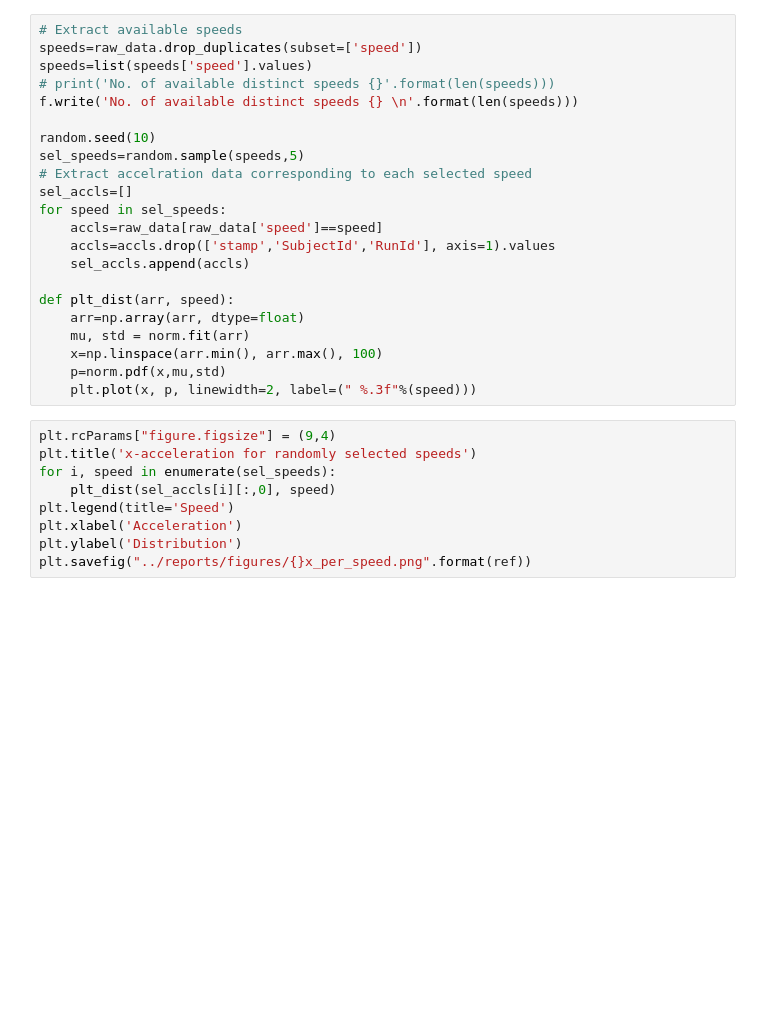
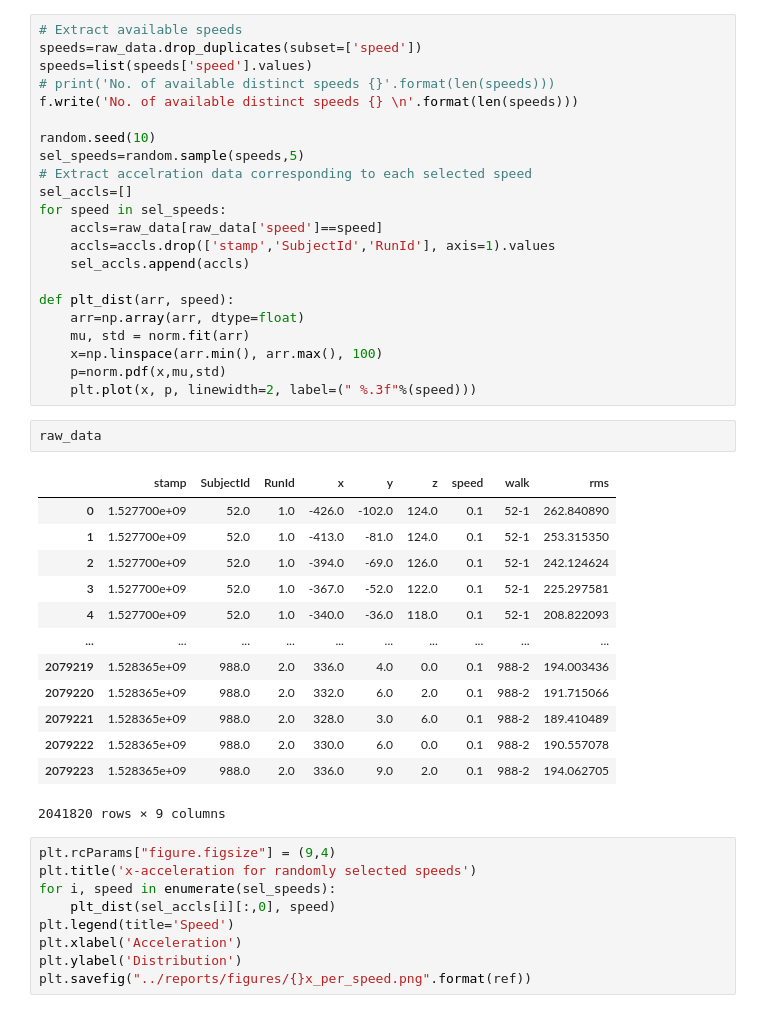
Before and after one commit to m-patterson-wearable/gait_speed_prediction, a Jupyter notebook: notebooks/3.0-data_exploration_rounded_1dec.ipynb, the cells around one changed output. Drawn from its saved outputs; the diff is of its cells as text; blank space fills up the shorter version.

```diff
--- a/notebooks/3.0-data_exploration_rounded_speeds.ipynb
+++ b/notebooks/3.0-data_exploration_rounded_1dec.ipynb
@@ -135,6 +135,22 @@ def plt_dist(arr, speed):
     x=np.linspace(arr.min(), arr.max(), 100)
     p=norm.pdf(x,mu,std)
     plt.plot(x, p, linewidth=2, label=(" %.3f"%(speed)))
+# %%
+raw_data
+# %% [output]
+|  | stamp | SubjectId | RunId | x | y | z | speed | walk | rms |
+| 0 | 1.527700e+09 | 52.0 | 1.0 | -426.0 | -102.0 | 124.0 | 0.1 | 52-1 | 262.840890 |
+| 1 | 1.527700e+09 | 52.0 | 1.0 | -413.0 | -81.0 | 124.0 | 0.1 | 52-1 | 253.315350 |
+| 2 | 1.527700e+09 | 52.0 | 1.0 | -394.0 | -69.0 | 126.0 | 0.1 | 52-1 | 242.124624 |
+| 3 | 1.527700e+09 | 52.0 | 1.0 | -367.0 | -52.0 | 122.0 | 0.1 | 52-1 | 225.297581 |
+| 4 | 1.527700e+09 | 52.0 | 1.0 | -340.0 | -36.0 | 118.0 | 0.1 | 52-1 | 208.822093 |
+| ... | ... | ... | ... | ... | ... | ... | ... | ... | ... |
+| 2079219 | 1.528365e+09 | 988.0 | 2.0 | 336.0 | 4.0 | 0.0 | 0.1 | 988-2 | 194.003436 |
+| 2079220 | 1.528365e+09 | 988.0 | 2.0 | 332.0 | 6.0 | 2.0 | 0.1 | 988-2 | 191.715066 |
+| 2079221 | 1.528365e+09 | 988.0 | 2.0 | 328.0 | 3.0 | 6.0 | 0.1 | 988-2 | 189.410489 |
+| 2079222 | 1.528365e+09 | 988.0 | 2.0 | 330.0 | 6.0 | 0.0 | 0.1 | 988-2 | 190.557078 |
+| 2079223 | 1.528365e+09 | 988.0 | 2.0 | 336.0 | 9.0 | 2.0 | 0.1 | 988-2 | 194.062705 |
+2041820 rows × 9 columns
 # %%
 plt.rcParams["figure.figsize"] = (9,4)
 plt.title('x-acceleration for randomly selected speeds')
```
Also changed, not shown: 23 other files.
